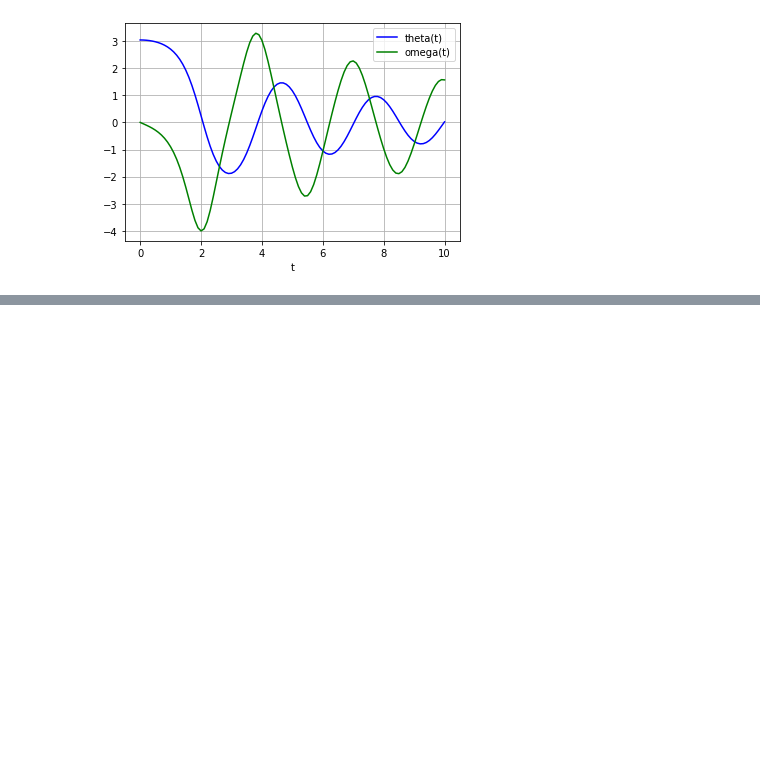
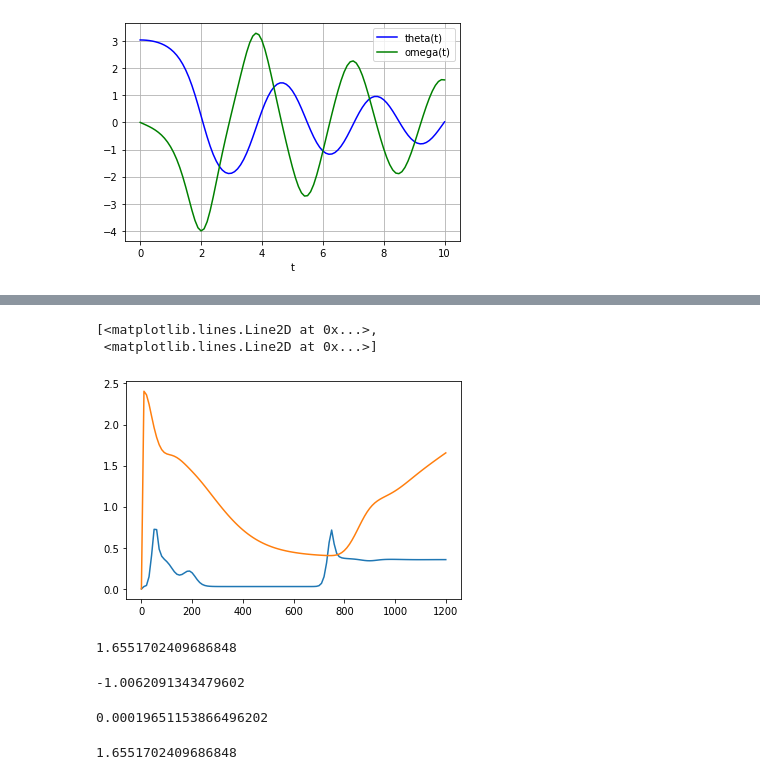
Before and after one commit to ModelEngineering/advancing-biomedical-models, a Jupyter notebook: lectures/lecture_17/Numerical Integration.ipynb, the cells around one changed output, grey strips where cells are left out. Cells and saved outputs as stored; diff of their text form; code cells hidden in the pictures; blank space fills up the shorter version.

```diff
--- a/lectures/lecture_17/Numerical Integration.ipynb
+++ b/lectures/lecture_17/Numerical Integration.ipynb
@@ -29,0 +124,23 @@ plt.show()
+# %%
+plt.plot(t, sol[:,0], t, df_mrna["mRNA7"])
+# %% [output]
+[<matplotlib.lines.Line2D at 0x...>,
+ <matplotlib.lines.Line2D at 0x...>]
+[figure, added]
+# %%
+namespace["mRNA7"]
+# %% [output]
+1.6551702409686848
+# %%
+eval("L7 - d_mRNA7*mRNA7", namespace)
+# %% [output]
+-1.0062091343479602
+# %%
+statement = "Vm7 * ( K2_7*P4**H7 ) / ( 1 + K1_7*P7**H7 + K2_7*P4**H7 + K3_7*P7**H7*P4**H7)"
+eval(statement, namespace)
+# %% [output]
+0.00019651153866496202
+# %%
+namespace["mRNA7"]
+# %% [output]
+1.6551702409686848
```
Also changed, not shown: parts of 11 cells of this notebook, 2 other files.
